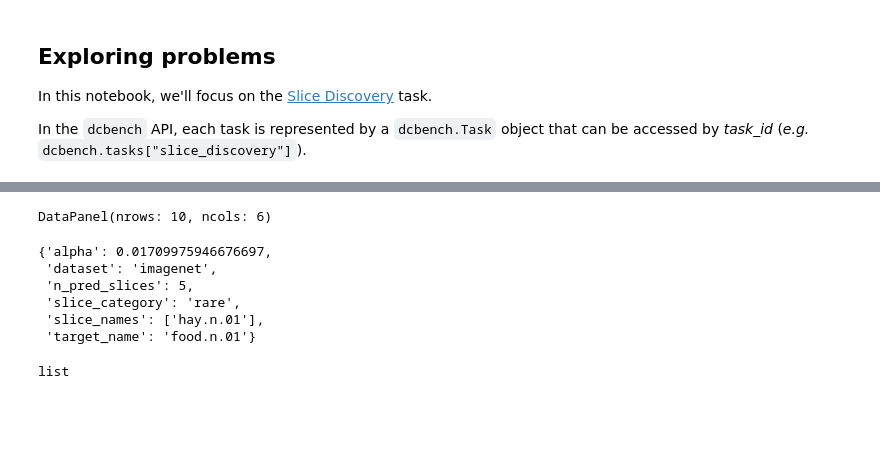
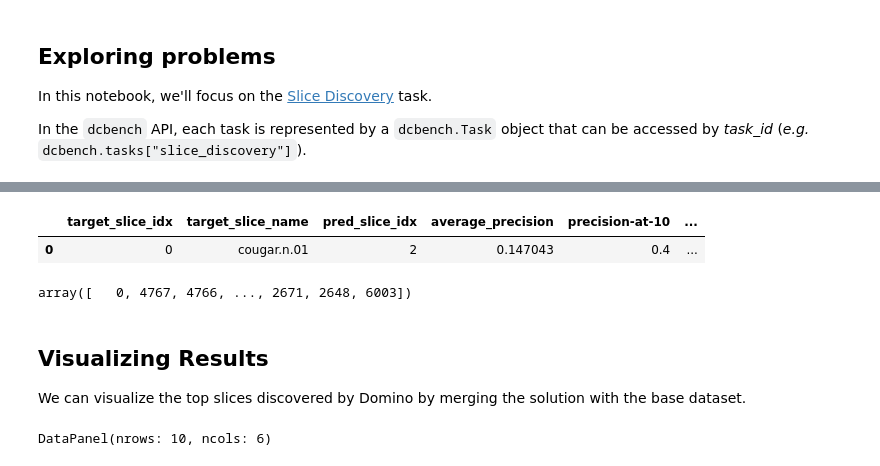
Before and after one commit to middleyuan/dcbench, a Jupyter notebook: notebooks/dcbench_slice_discovery.ipynb, the cells around one changed output, grey strips where cells are left out. Saved outputs shown, nothing was run; the diff lists cells and outputs as text; code cells hidden in the pictures; blank space fills up the shorter version.

```diff
--- a/notebooks/dcbench_slice_discovery.ipynb
+++ b/notebooks/dcbench_slice_discovery.ipynb
@@ -126,0 +80,4 @@ Name: name, dtype: int64
+# %%
+problems = [p for p in task.problems.values() if p.attributes["dataset"] == "imagenet"]
+problem = problems[0]
+problem
@@ -126,0 +90,12 @@ Name: name, dtype: int64
+# %%
+# Run Domino on the selected problem
+solutions, metrics = run_sdms(
+     [problem],
+    slicer_class=DominoSlicer,
+    slicer_config=dict(
+        y_hat_log_likelihood_weight=10,
+        y_log_likelihood_weight=10,
+    ),
+    encoder="clip",
+    num_workers=10 # Set to > 0 for parallel execution with Ray
+)
@@ -127 +107,14 @@ Name: name, dtype: int64
+# %%
+metrics
+# %% [output]
+|  | target_slice_idx | target_slice_name | pred_slice_idx | average_precision | precision-at-10 | ... |
+| 0 | 0 | cougar.n.01 | 2 | 0.147043 | 0.4 | ... |
+# %%
+(-dp["slice_preds"][:, 4]).argsort()
+# %% [output]
+array([   0, 4767, 4766, ..., 2671, 2648, 6003])
+# %% [markdown]
+## Visualizing Results
+
+We can visualize the top slices discovered by Domino by merging the solution with the base dataset.
 # %%
@@ -131,15 +129,2 @@ dp.lz[(-dp["pred_slices"][:,7]).argsort()[:10]]
 # %% [output]
 DataPanel(nrows: 10, ncols: 6)
-# %%
-problem.attributes
-# %% [output]
-{'alpha': 0.01709975946676697,
- 'dataset': 'imagenet',
- 'n_pred_slices': 5,
- 'slice_category': 'rare',
- 'slice_names': ['hay.n.01'],
- 'target_name': 'food.n.01'}
-# %%
-type(problem.attributes["slice_names"])
-# %% [output]
-list
```
Also changed, not shown: parts of 25 cells of this notebook, 2 other files.
